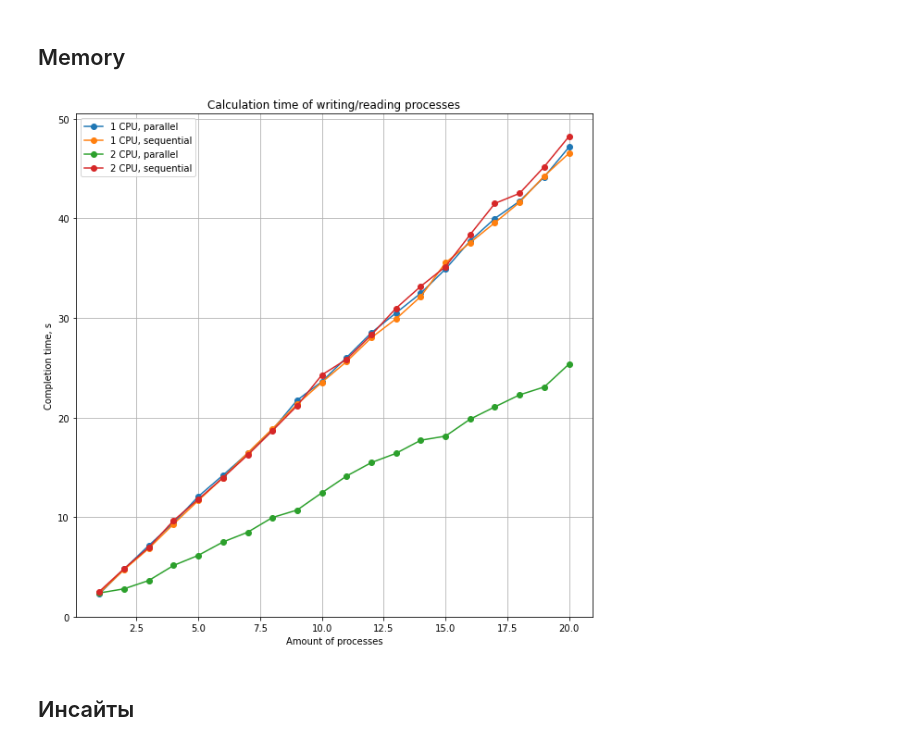
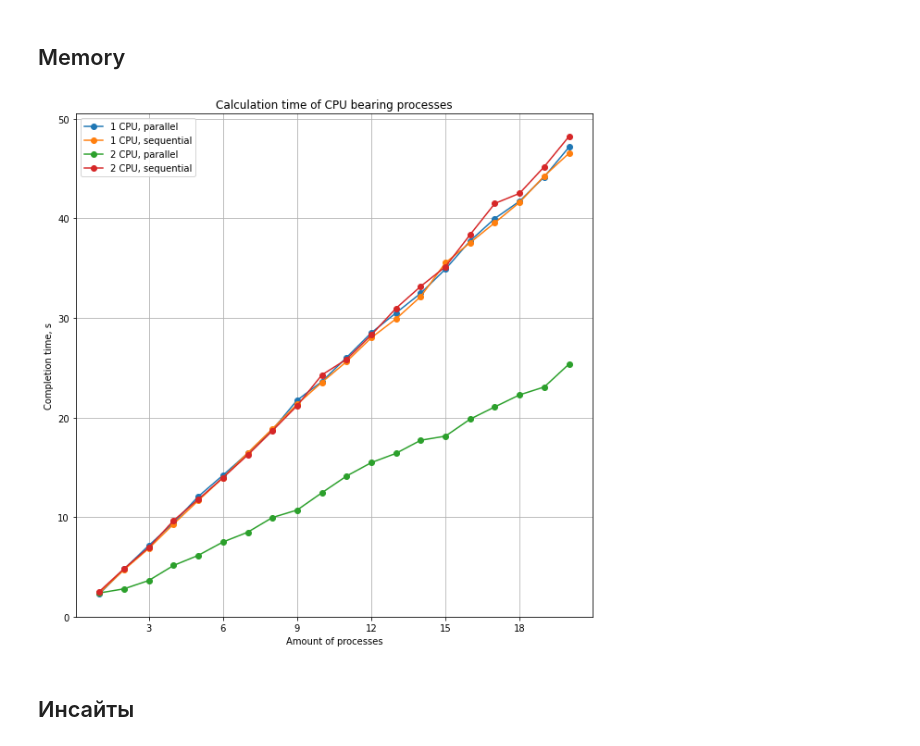
Before and after one commit to ssanyoq/os-labs, a Jupyter notebook: lab6/report.ipynb, the cells around one changed output. Drawn from its saved outputs; the diff is of its cells as text; code cells hidden in the pictures.

```diff
--- a/lab6/report.ipynb
+++ b/lab6/report.ipynb
@@ -129,23 +132,25 @@ datasets = [
 # %%
 plt.figure(figsize=(10, 10))
 
 for name, data in datasets:
     x_values = [pair[0] for pair in data]
     y_values = [pair[1] for pair in data]
     plt.plot(x_values, y_values, marker='o', linestyle='-', label=name)
 
-plt.title('Calculation time of writing/reading processes')
+plt.title('Calculation time of CPU bearing processes')
 plt.xlabel('Amount of processes')
 plt.ylabel('Completion time, s')
 
-# Add legend to distinguish datasets
+ax = plt.gca()
+ax.xaxis.set_major_locator(MaxNLocator(integer=True))
+
 plt.legend()
 
 # Show the plot
 plt.grid(True)
 plt.show()
 # %% [output]
-[figure, old version]
+[figure, new version]
 # %% [markdown]
 ## Инсайты
 # %% [markdown]
```
Also changed, not shown: parts of 2 cells of this notebook.
